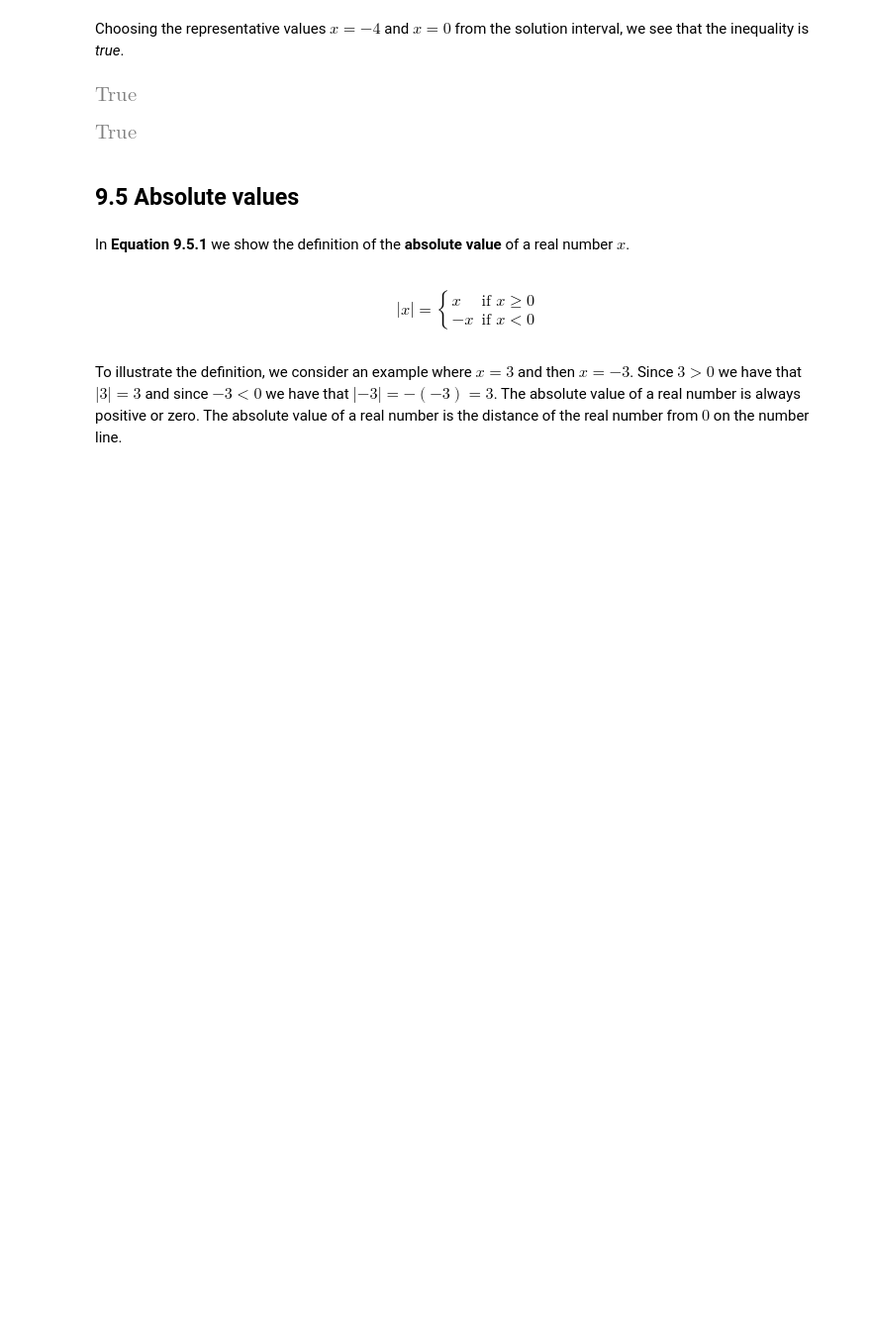
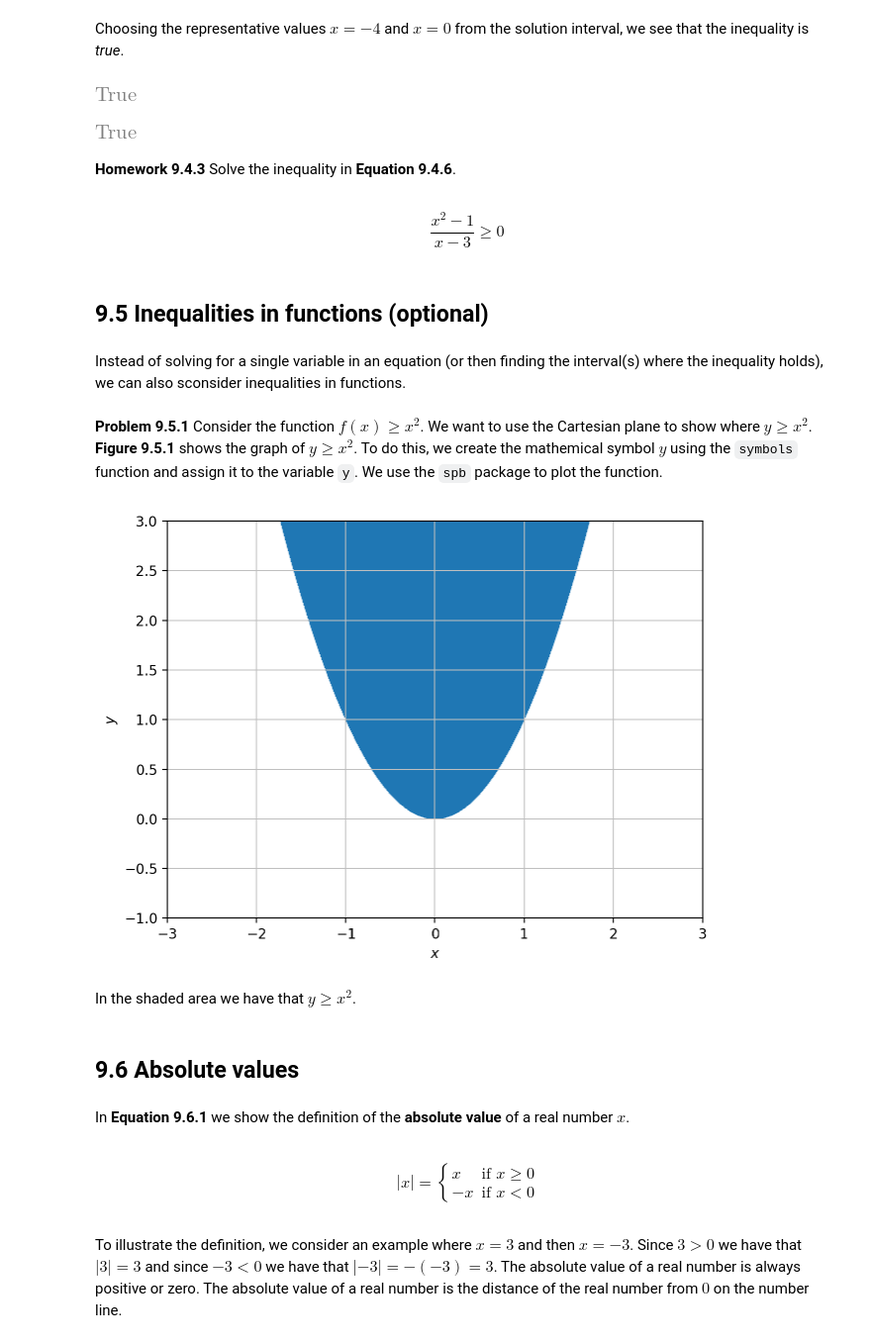
Before and after one commit to juanklopper/AlgebraPublicHealthBiioscience, a Jupyter notebook: Lecture09Inequalities.ipynb, the cells around one changed output. Shown: that part at 99% size. Saved outputs shown, nothing was run; the diff lists cells and outputs as text; code cells hidden in the pictures; blank space fills up the shorter version.

```diff
--- a/Lecture09Inequalities.ipynb
+++ b/Lecture09Inequalities.ipynb
@@ -326,10 +362,40 @@ Choosing the representative values $x=-4$ and $x=0$ from the solution interval,
 ((x**2 - 1)/(x+3) <= 0).subs(x, 0)
 # %% [output]
 [figure]
+# %% [markdown]
+__Homework 9.4.3__ Solve the inequality in __Equation 9.4.6__.
+# %% [markdown]
+$$
+\frac{x^{2}-1}{x-3} \ge 0
+\tag{Equation 9.4.6}
+$$
+# %% [markdown]
+## 9.5 Inequalities in functions (optional)
+# %% [markdown]
+Instead of solving for a single variable in an equation (or then finding the interval(s) where the inequality holds), we can also sconsider inequalities in functions.
+# %% [markdown]
+__Problem 9.5.1__ Consider the function $f(x) \ge x^2$. We want to use the Cartesian plane to show where $y \ge x^{2}$. __Figure 9.5.1__ shows the graph of $y \ge x^{2}$. To do this, we create the mathemical symbol $y$ using the `symbols` function and assign it to the variable `y`. We use the `spb` package to plot the function.
+# %%
+# Create the mathematical symbol y using the symbols function and assign it to the variable y
+y = symbols('y')
+
+# Plot the function y >= x^2 using the spb.plot_inequality function
+spb.graphics(
+    spb.implicit_2d(
+        y >= x**2,
+        (x, -3, 3),
+        (y, -1, 3),
+        title='Figure 9.5.1'
+    )
+);
+# %% [output]
+[figure, added]
+# %% [markdown]
+In the shaded area we have that $y \ge x^{2}$.
 # %% [markdown]
-## 9.5 Absolute values
+## 9.6 Absolute values
 # %% [markdown]
-In __Equation 9.5.1__ we show the definition of the __absolute value__ of a real number $x$.
+In __Equation 9.6.1__ we show the definition of the __absolute value__ of a real number $x$.
 # %% [markdown]
 $$
 \begin{align*}
@@ -338,7 +404,7 @@ x & \text{if } x \geq 0 \\
 -x & \text{if } x < 0
 \end{array} \right.
 \end{align*}
-\tag{Equation 9.5.1}
+\tag{Equation 9.6.1}
 $$
 # %% [markdown]
 To illustrate the definition, we consider an example where $x=3$ and then $x=-3$. Since $3>0$ we have that $\left| 3 \right| = 3$ and since $-3<0$ we have that $\left| -3 \right| = -(-3) = 3$. The absolute value of a real number is always positive or zero. The absolute value of a real number is the distance of the real number from $0$ on the number line.
```
Also changed, not shown: parts of 58 cells of this notebook, 9 other files.
